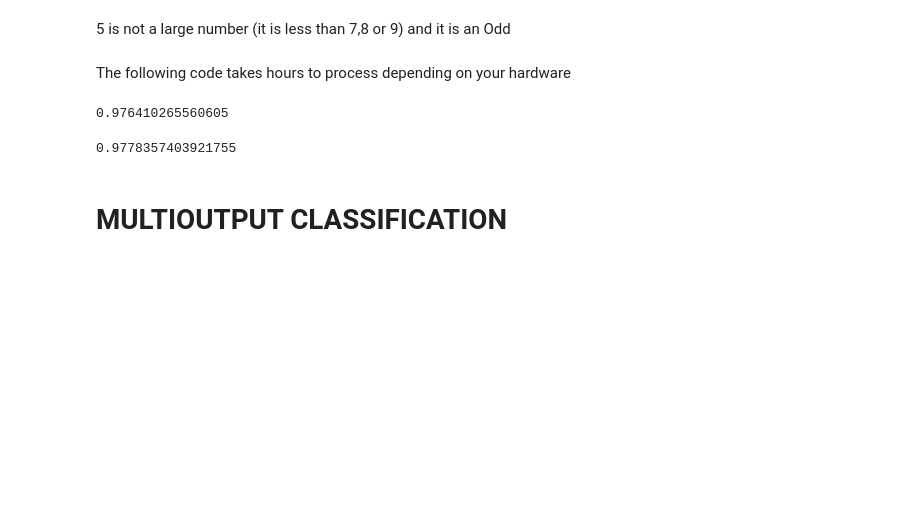
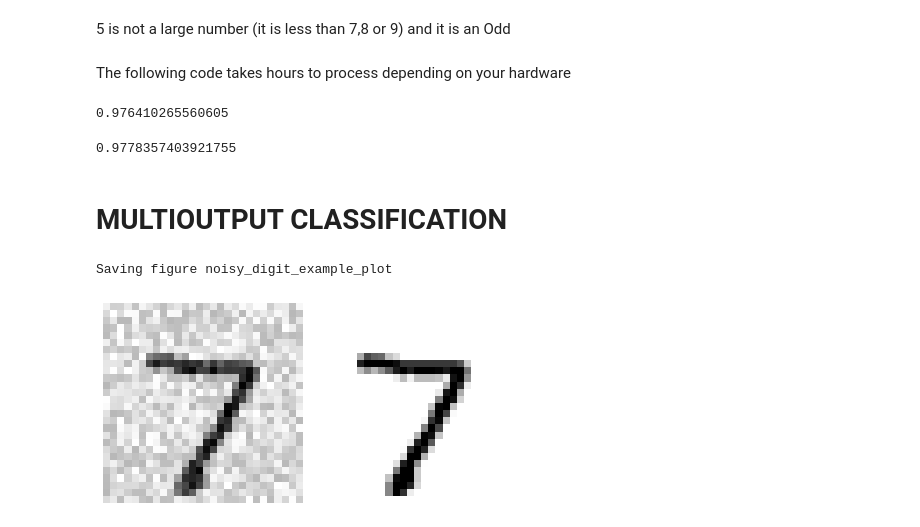
Before and after one commit to uzoochogu/Machine-Learning-Projects, a Jupyter notebook: mnist-digits-classification/mnist_dataset_classifcation.ipynb, the cells around one changed output. Saved outputs shown, nothing was run; the diff lists cells and outputs as text; code cells hidden in the pictures; blank space fills up the shorter version.

Commit message:
Trained a multiclass KNN classfier and tested it

```diff
--- a/mnist-digits-classification/mnist_dataset_classifcation.ipynb
+++ b/mnist-digits-classification/mnist_dataset_classifcation.ipynb
@@ -710,3 +710,28 @@ f1_score(y_multilabel, y_train_knn_pred, average="weighted")
 0.9778357403921755
 # %% [markdown]
 # MULTIOUTPUT CLASSIFICATION
+# %%
+# I want to simuate a multioutput-multiclass classification problem by creating a noisy image and
+# using a clean image as a target. (One lable per pixel and a pixel can have multiple intensities (classes))
+
+noise = np.random.randint(0, 100, (len(X_train), 784)) #We add noise
+X_train_mod = X_train + noise
+noise = np.random.randint(0, 100, (len(X_test), 784))
+X_test_mod = X_test + noise
+
+#The labels will be the clean image
+y_train_mod = X_train
+y_test_mod = X_test
+# %%
+#Let's view an example of the noisy image.
+#We would use the test set because we want to compare the
+#predicted image quickly. This is not ideal
+
+some_index = 0
+plt.subplot(121); plot_digit(X_test_mod[some_index])
+plt.subplot(122); plot_digit(y_test_mod[some_index])
+save_fig("noisy_digit_example_plot")
+plt.show()
+# %% [output]
+Saving figure noisy_digit_example_plot
+[figure, added]
```
Also changed, not shown: parts of 2 cells of this notebook, 2 other files.
